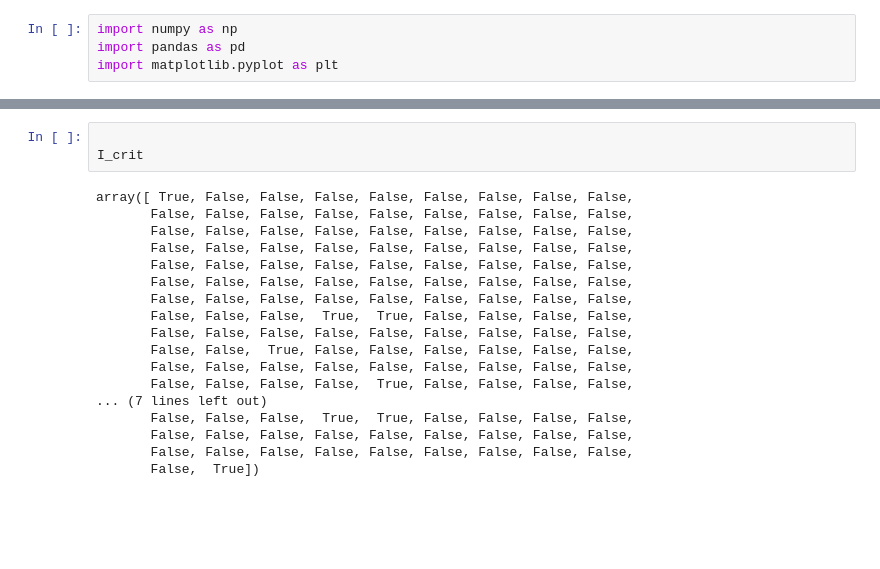
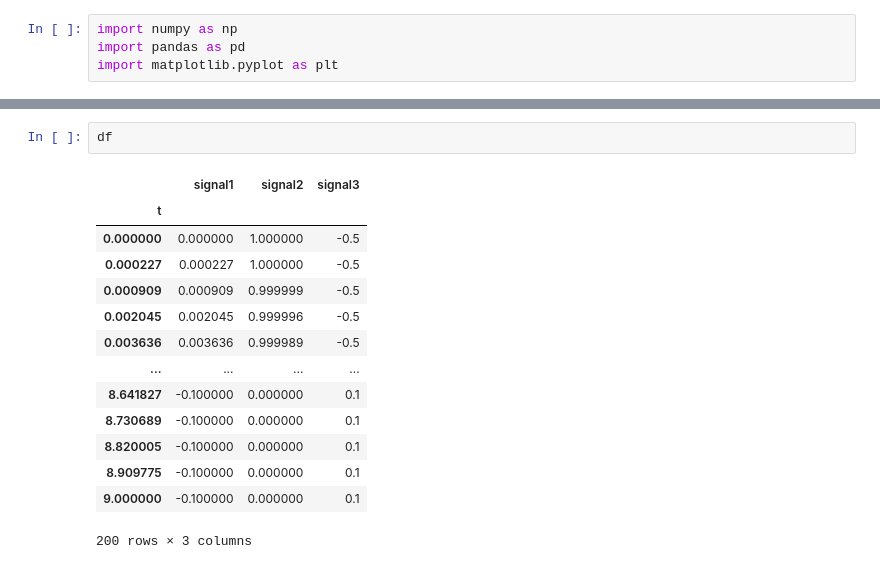
Before and after one commit to Shroff20/RDP, a Jupyter notebook: rdp_demo.ipynb, the cells around one changed output, grey strips where cells are left out. Cells and saved outputs as stored; diff of their text form; blank space fills up the shorter version.

```diff
--- a/rdp_demo.ipynb
+++ b/rdp_demo.ipynb
@@ -151,21 +164,17 @@ done adding global extrema
-# %%
-
-I_crit
-# %% [output]
-array([ True, False, False, False, False, False, False, False, False,
-       False, False, False, False, False, False, False, False, False,
-       False, False, False, False, False, False, False, False, False,
-       False, False, False, False, False, False, False, False, False,
-       False, False, False, False, False, False, False, False, False,
-       False, False, False, False, False, False, False, False, False,
-       False, False, False, False, False, False, False, False, False,
-       False, False, False,  True,  True, False, False, False, False,
-       False, False, False, False, False, False, False, False, False,
-       False, False,  True, False, False, False, False, False, False,
-       False, False, False, False, False, False, False, False, False,
-       False, False, False, False,  True, False, False, False, False,
-... (7 lines left out)
-       False, False, False,  True,  True, False, False, False, False,
-       False, False, False, False, False, False, False, False, False,
-       False, False, False, False, False, False, False, False, False,
-       False,  True])
+# %%
+df
+# %% [output]
+|  | signal1 | signal2 | signal3 |
+| t |  |  |  |
+| 0.000000 | 0.000000 | 1.000000 | -0.5 |
+| 0.000227 | 0.000227 | 1.000000 | -0.5 |
+| 0.000909 | 0.000909 | 0.999999 | -0.5 |
+| 0.002045 | 0.002045 | 0.999996 | -0.5 |
+| 0.003636 | 0.003636 | 0.999989 | -0.5 |
+| ... | ... | ... | ... |
+| 8.641827 | -0.100000 | 0.000000 | 0.1 |
+| 8.730689 | -0.100000 | 0.000000 | 0.1 |
+| 8.820005 | -0.100000 | 0.000000 | 0.1 |
+| 8.909775 | -0.100000 | 0.000000 | 0.1 |
+| 9.000000 | -0.100000 | 0.000000 | 0.1 |
+200 rows × 3 columns
```
Also changed, not shown: parts of 2 cells of this notebook.
